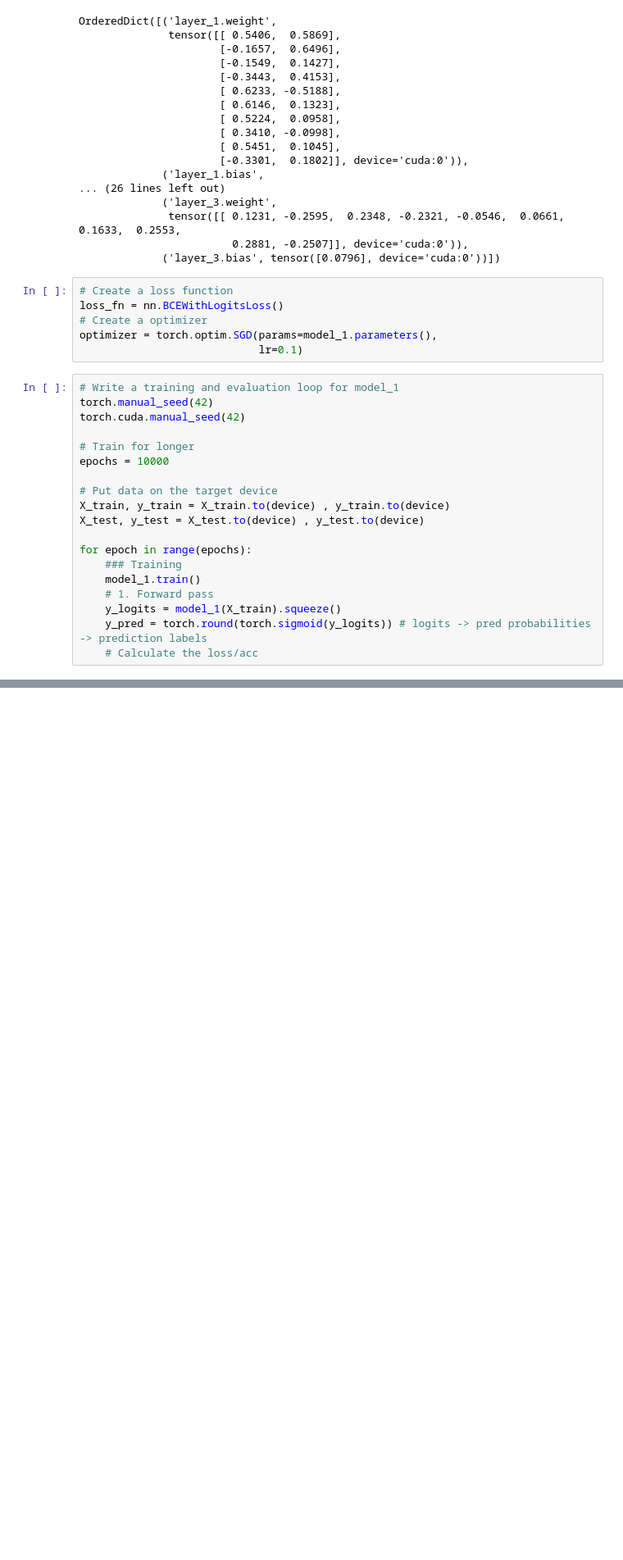
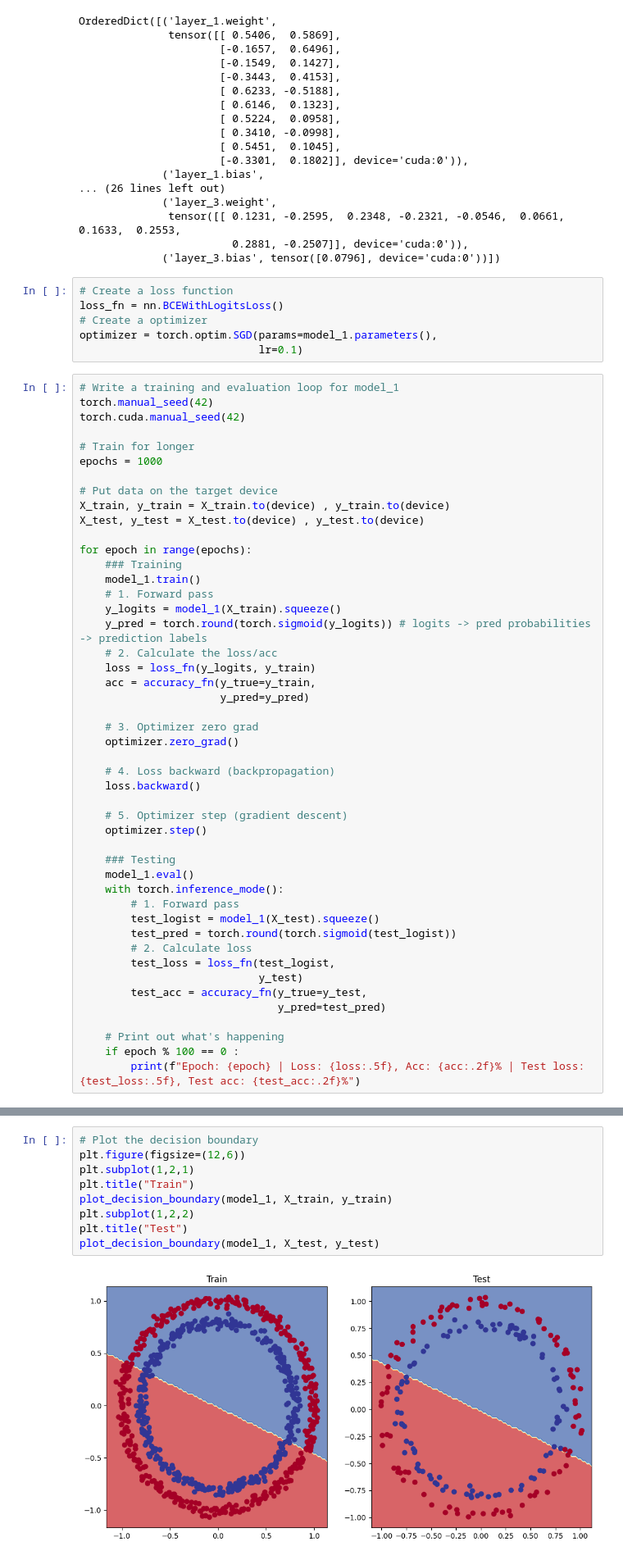
Before and after one commit to Kami0rn/Pytorch, a Jupyter notebook: 02_pytorch_classification.ipynb, the cells around one changed output, grey strips where cells are left out. Shown at 82% size. Saved outputs shown, nothing was run; the diff lists cells and outputs as text; blank space fills up the shorter version.

Commit message:
Evaluating Our Models Predictions on Straight Line Data

```diff
--- a/02_pytorch_classification.ipynb
+++ b/02_pytorch_classification.ipynb
@@ -590,7 +590,7 @@ torch.manual_seed(42)
 torch.cuda.manual_seed(42)
 
 # Train for longer
-epochs = 10000
+epochs = 1000
 
 # Put data on the target device
 X_train, y_train = X_train.to(device) , y_train.to(device)
@@ -602,4 +602,32 @@ for epoch in range(epochs):
     # 1. Forward pass
     y_logits = model_1(X_train).squeeze()
     y_pred = torch.round(torch.sigmoid(y_logits)) # logits -> pred probabilities -> prediction labels
-    # Calculate the loss/acc
+    # 2. Calculate the loss/acc
+    loss = loss_fn(y_logits, y_train)
+    acc = accuracy_fn(y_true=y_train,
+                      y_pred=y_pred)
+
+    # 3. Optimizer zero grad
+    optimizer.zero_grad()
+
+    # 4. Loss backward (backpropagation)
+    loss.backward()
+
+    # 5. Optimizer step (gradient descent)
+    optimizer.step()
+
+    ### Testing
+    model_1.eval()
+    with torch.inference_mode():
+        # 1. Forward pass
+        test_logist = model_1(X_test).squeeze()
+        test_pred = torch.round(torch.sigmoid(test_logist))
+        # 2. Calculate loss
+        test_loss = loss_fn(test_logist,
+                            y_test)
+        test_acc = accuracy_fn(y_true=y_test,
+                               y_pred=test_pred)
+
+    # Print out what's happening
+    if epoch % 100 == 0 :
+        print(f"Epoch: {epoch} | Loss: {loss:.5f}, Acc: {acc:.2f}% | Test loss: {test_loss:.5f}, Test acc: {test_acc:.2f}%")
@@ -605,0 +645,11 @@ for epoch in range(epochs):
+# %%
+# Plot the decision boundary
+plt.figure(figsize=(12,6))
+plt.subplot(1,2,1)
+plt.title("Train")
+plot_decision_boundary(model_1, X_train, y_train)
+plt.subplot(1,2,2)
+plt.title("Test")
+plot_decision_boundary(model_1, X_test, y_test)
+# %% [output]
+[figure, added]
```
Also changed, not shown: parts of 21 cells of this notebook.
